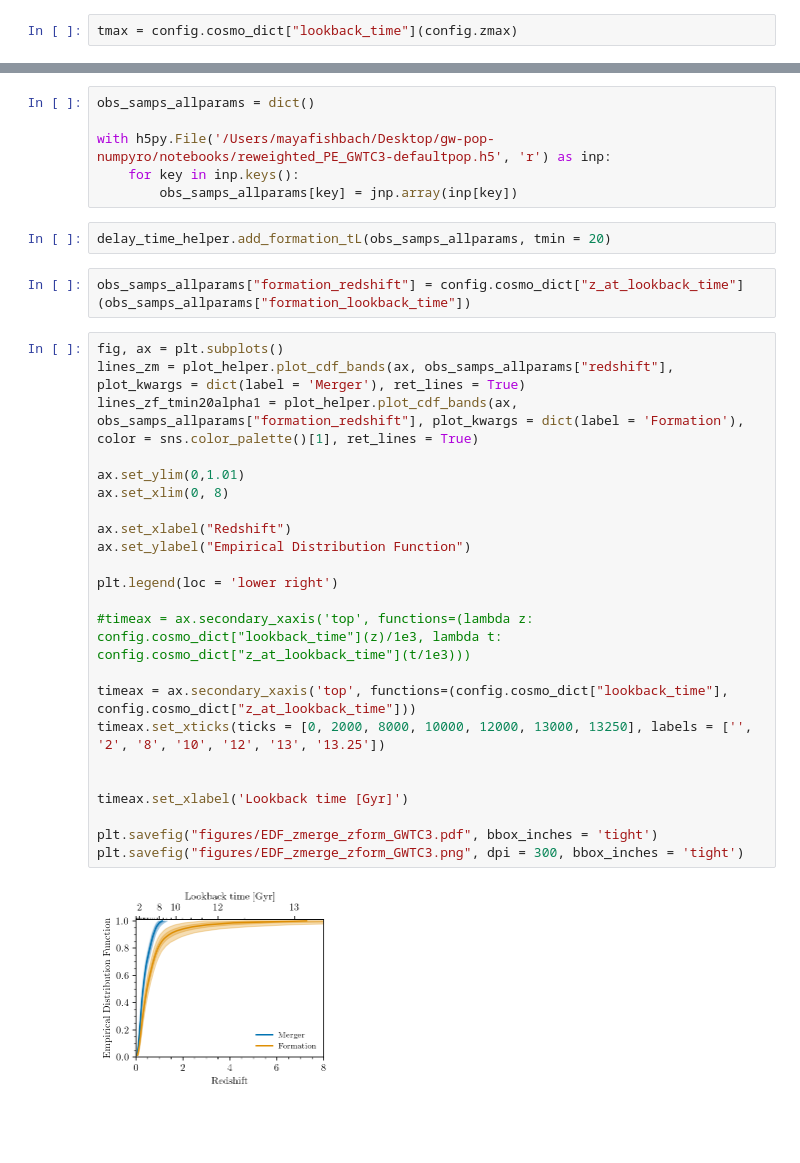
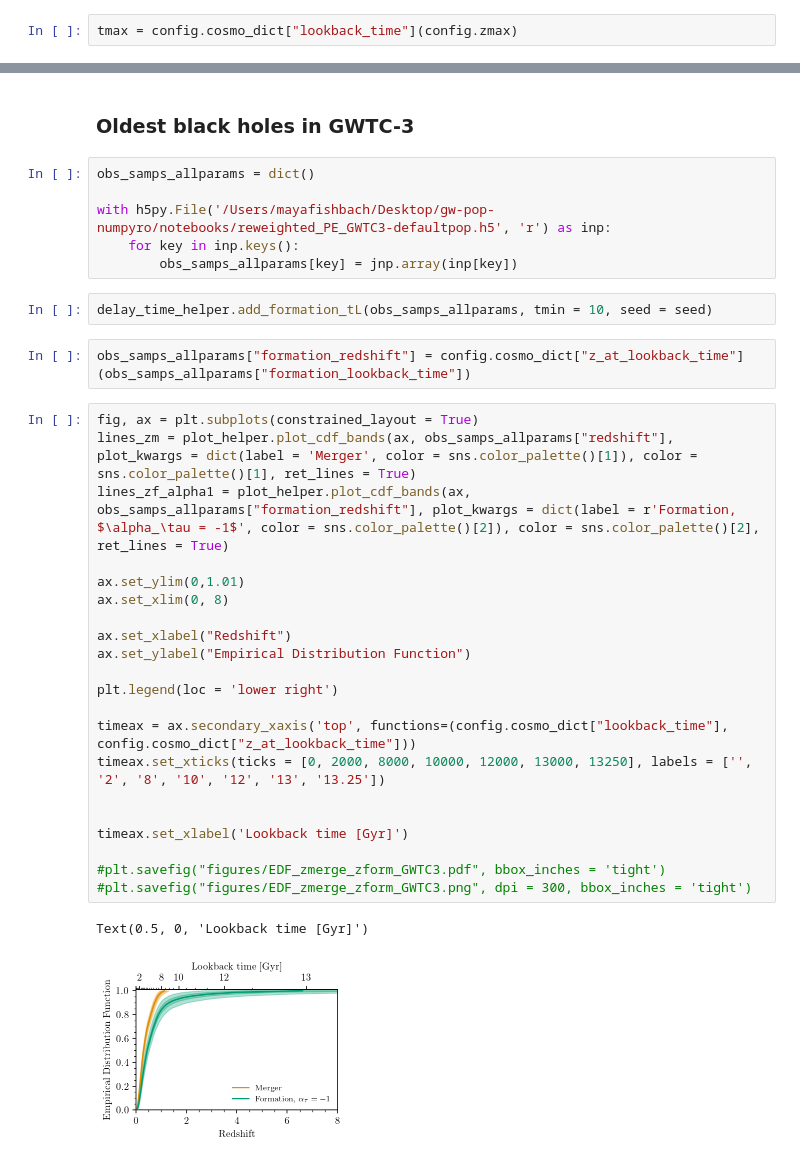
Before and after one commit to mfishbach/oldest-black-holes, a Jupyter notebook: OldestBlackHoles_Paper_Plots.ipynb, the cells around one changed output, grey strips where cells are left out. Drawn from its saved outputs; the diff is of its cells as text; blank space fills up the shorter version.

Commit message:
updated delay time dists, etc.

```diff
--- a/OldestBlackHoles_Paper_Plots.ipynb
+++ b/OldestBlackHoles_Paper_Plots.ipynb
@@ -90,3 +98,5 @@ plt.savefig("figures/zform-quantiles-v-zmerge.png", dpi = 300)
+# %% [markdown]
+### Oldest black holes in GWTC-3
 # %%
 obs_samps_allparams = dict()
 
@@ -94,31 +104,30 @@ with h5py.File('/Users/mayafishbach/Desktop/gw-pop-numpyro/notebooks/reweighted_
     for key in inp.keys():
         obs_samps_allparams[key] = jnp.array(inp[key])
 # %%
-delay_time_helper.add_formation_tL(obs_samps_allparams, tmin = 20)
+delay_time_helper.add_formation_tL(obs_samps_allparams, tmin = 10, seed = seed)
 # %%
 obs_samps_allparams["formation_redshift"] = config.cosmo_dict["z_at_lookback_time"](obs_samps_allparams["formation_lookback_time"])
 # %%
-fig, ax = plt.subplots()
-lines_zm = plot_helper.plot_cdf_bands(ax, obs_samps_allparams["redshift"], plot_kwargs = dict(label = 'Merger'), ret_lines = True)
-lines_zf_tmin20alpha1 = plot_helper.plot_cdf_bands(ax, obs_samps_allparams["formation_redshift"], plot_kwargs = dict(label = 'Formation'), color = sns.color_palette()[1], ret_lines = True)
+fig, ax = plt.subplots(constrained_layout = True)
+lines_zm = plot_helper.plot_cdf_bands(ax, obs_samps_allparams["redshift"], plot_kwargs = dict(label = 'Merger', color = sns.color_palette()[1]), color = sns.color_palette()[1], ret_lines = True)
+lines_zf_alpha1 = plot_helper.plot_cdf_bands(ax, obs_samps_allparams["formation_redshift"], plot_kwargs = dict(label = r'Formation, $\alpha_\tau = -1$', color = sns.color_palette()[2]), color = sns.color_palette()[2], ret_lines = True)
 
 ax.set_ylim(0,1.01)
 ax.set_xlim(0, 8)
 
 ax.set_xlabel("Redshift")
 ax.set_ylabel("Empirical Distribution Function")
 
 plt.legend(loc = 'lower right')
 
-#timeax = ax.secondary_xaxis('top', functions=(lambda z: config.cosmo_dict["lookback_time"](z)/1e3, lambda t: config.cosmo_dict["z_at_lookback_time"](t/1e3)))
-
 timeax = ax.secondary_xaxis('top', functions=(config.cosmo_dict["lookback_time"], config.cosmo_dict["z_at_lookback_time"]))
 timeax.set_xticks(ticks = [0, 2000, 8000, 10000, 12000, 13000, 13250], labels = ['', '2', '8', '10', '12', '13', '13.25'])
 
 
 timeax.set_xlabel('Lookback time [Gyr]')
 
-plt.savefig("figures/EDF_zmerge_zform_GWTC3.pdf", bbox_inches = 'tight')
-plt.savefig("figures/EDF_zmerge_zform_GWTC3.png", dpi = 300, bbox_inches = 'tight')
+#plt.savefig("figures/EDF_zmerge_zform_GWTC3.pdf", bbox_inches = 'tight')
+#plt.savefig("figures/EDF_zmerge_zform_GWTC3.png", dpi = 300, bbox_inches = 'tight')
 # %% [output]
+Text(0.5, 0, 'Lookback time [Gyr]')
-[figure, old version]
+[figure, new version]
```
Also changed, not shown: parts of 35 cells of this notebook.
